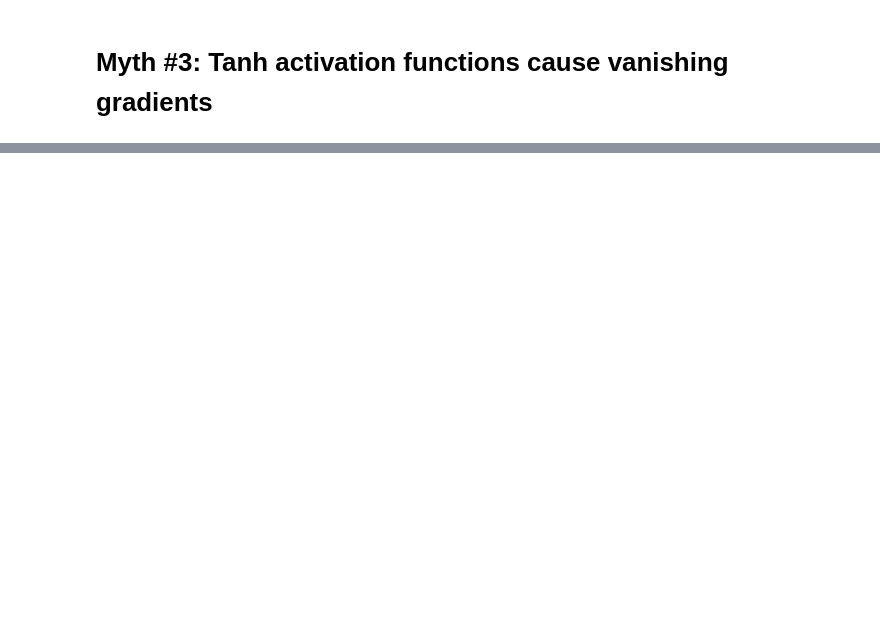
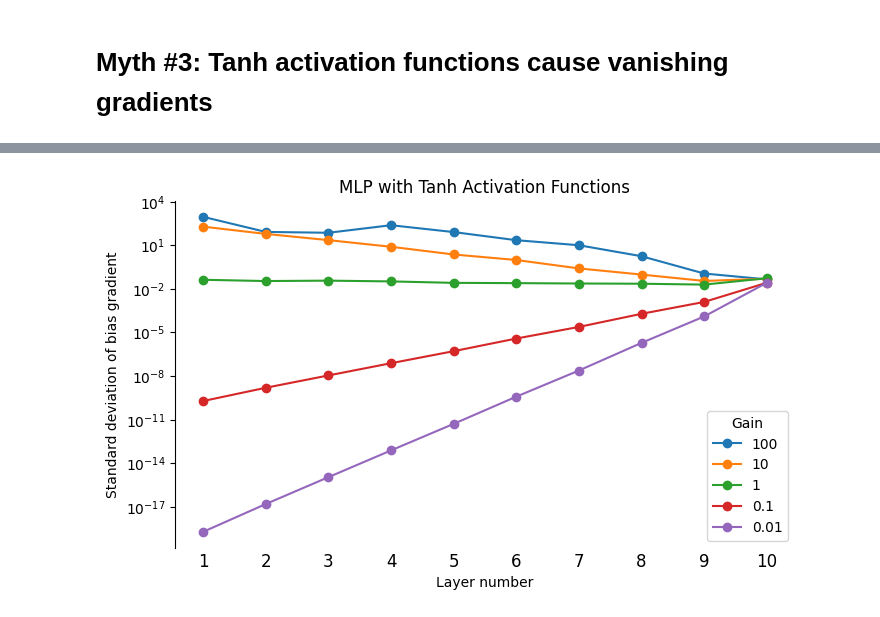
Before and after one commit to nickmcgreivy/ml-experiments, a Jupyter notebook: exploding_gradients/myth_3.ipynb, the cells around one changed output, grey strips where cells are left out. Drawn from its saved outputs; the diff is of its cells as text; code cells hidden in the pictures; blank space fills up the shorter version.

```diff
--- a/exploding_gradients/myth_3.ipynb
+++ b/exploding_gradients/myth_3.ipynb
@@ -93,2 +110,11 @@ tanh_weight_stds, tanh_bias_stds = compute_gradient_stds(gains, train_dl, activa
+# %%
+fig, ax = plt.subplots(figsize=(8, 4.5))
+plot_grad_stds(ax, tanh_bias_stds, "bias",
+               "MLP with Tanh Activation Functions",
+               1, 0, gains, lim=False)
+ax.legend(title="Gain", loc='lower right')
+plt.show()
+# %% [output]
+[figure, added]
 # %%
 fig, axs = plt.subplots(2, 2, figsize=(8, 8))
```
Also changed, not shown: parts of 18 cells of this notebook, 5 other files.
